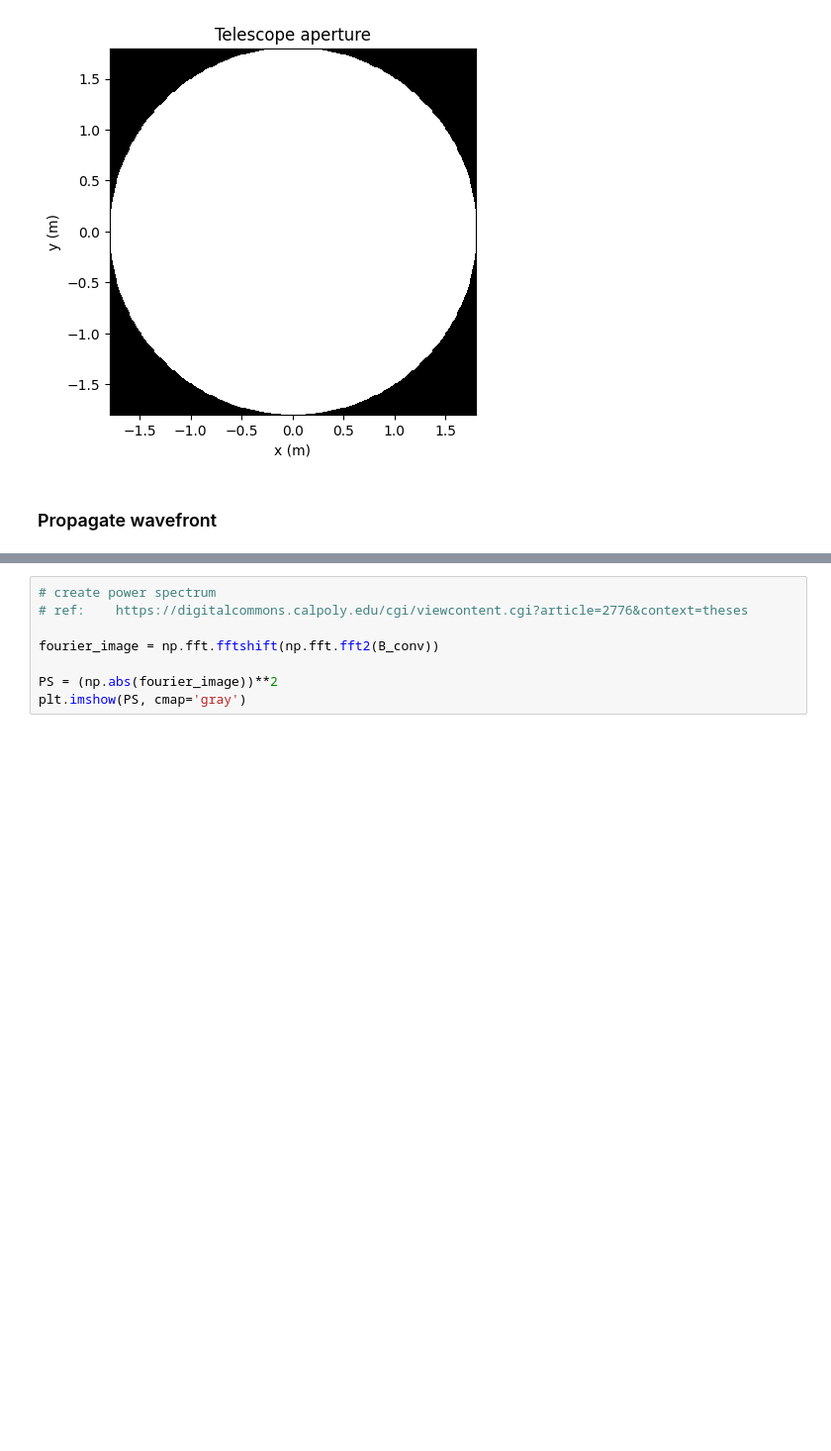
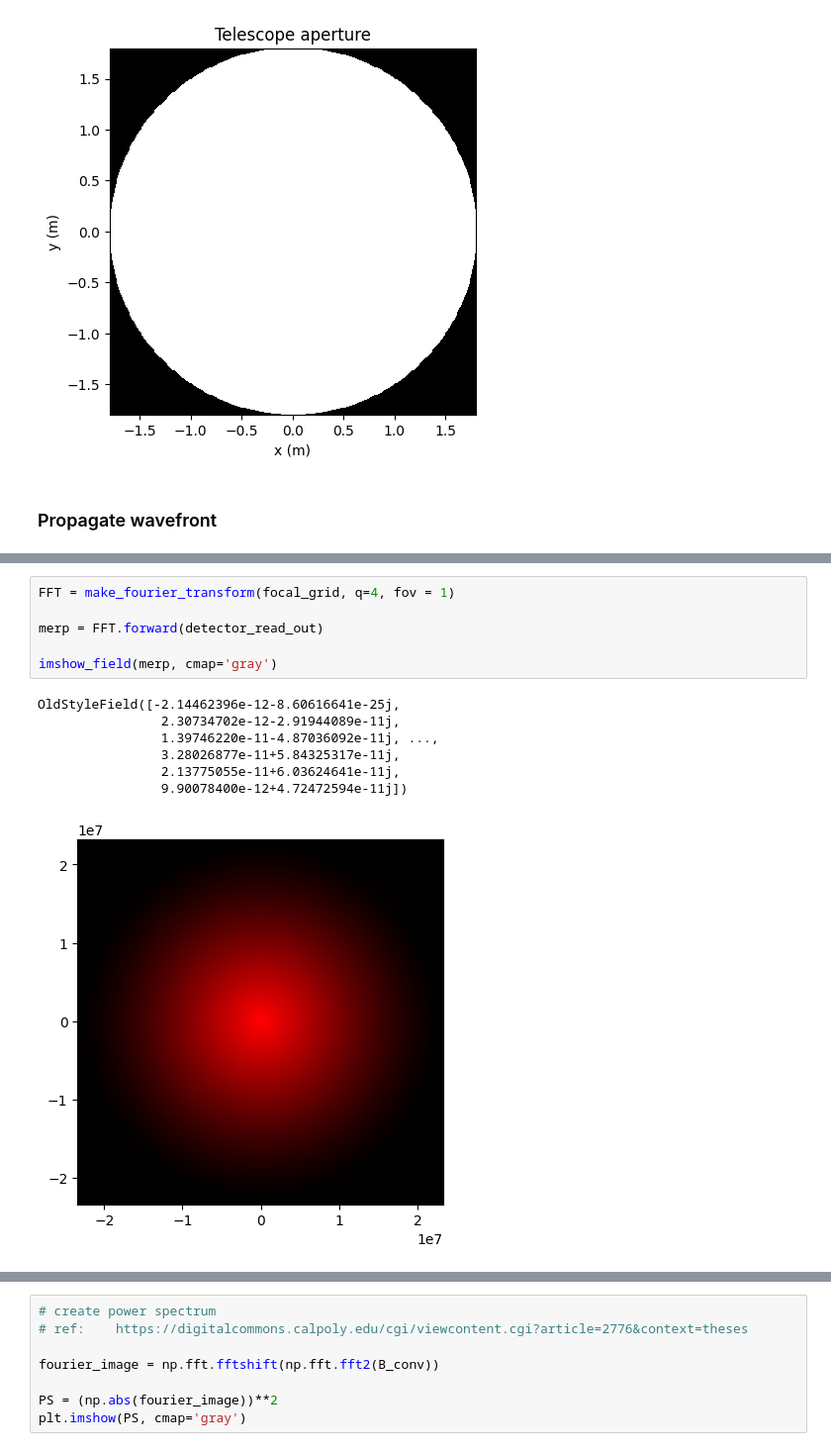
Before and after one commit to medrante/spectral_project, a Jupyter notebook: spectral_project_github.ipynb, the cells around one changed output, grey strips where cells are left out. Shown at 99% size. Saved outputs shown, nothing was run; the diff lists cells and outputs as text; blank space fills up the shorter version.

```diff
--- a/spectral_project_github.ipynb
+++ b/spectral_project_github.ipynb
@@ -233,6 +235,20 @@ imshow_field(detector.read_out(), cmap='gray')
 # %% [output]
 <matplotlib.image.NonUniformImage at 0x...>
 [figure]
+# %%
+FFT = make_fourier_transform(focal_grid, q=4, fov = 1)
+
+merp = FFT.forward(detector_read_out)
+
+imshow_field(merp, cmap='gray')
+# %% [output]
+OldStyleField([-2.14462396e-12-8.60616641e-25j,
+                2.30734702e-12-2.91944089e-11j,
+                1.39746220e-11-4.87036092e-11j, ...,
+                3.28026877e-11+5.84325317e-11j,
+                2.13775055e-11+6.03624641e-11j,
+                9.90078400e-12+4.72472594e-11j])
+[figure, added]
 # %%
 psf = img.intensity.shaped
 
```
Also changed, not shown: parts of 6 cells of this notebook.
